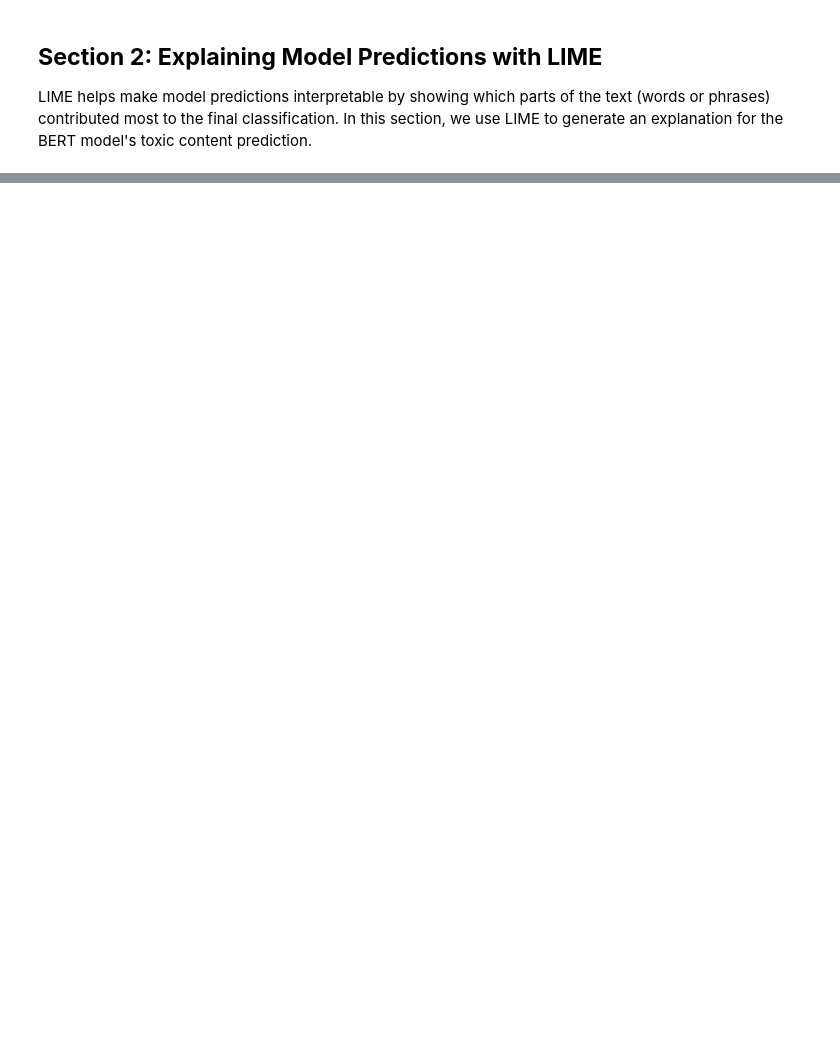
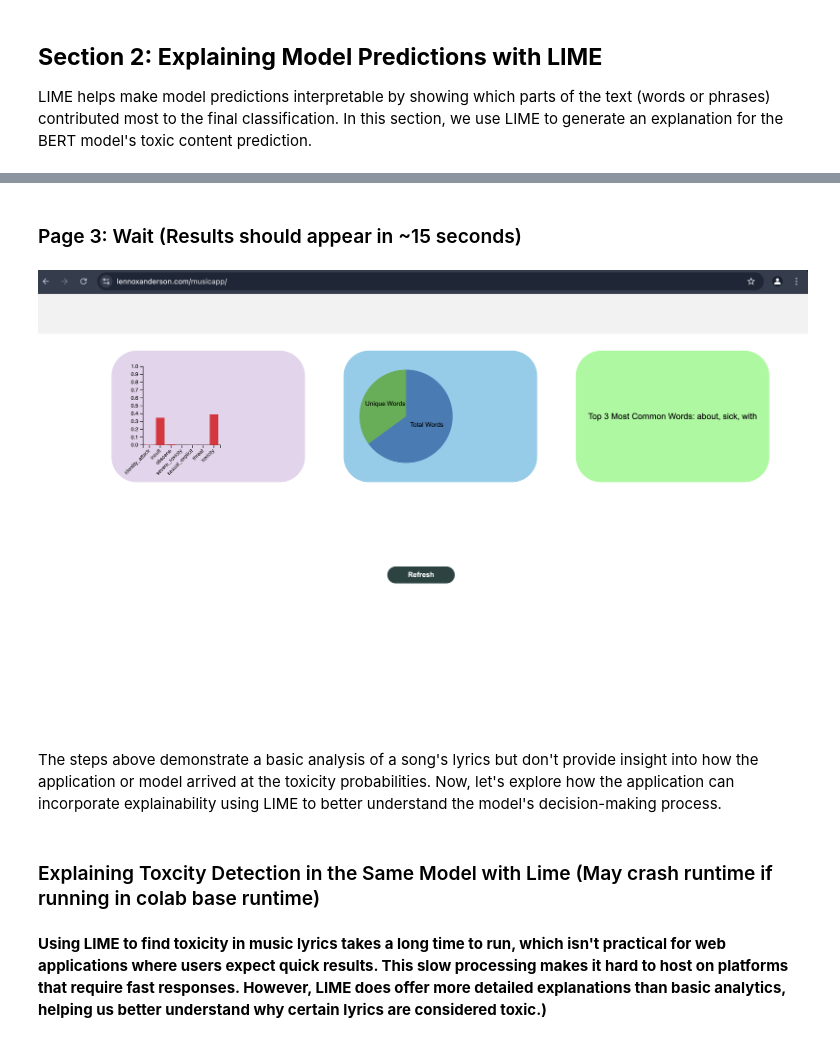
Before and after one commit to lennox55555/AI-Alignment-Technical-Research, a Jupyter notebook: ExplainableML/ExplainableNLP.ipynb, the cells around one changed output, grey strips where cells are left out. Saved outputs shown, nothing was run; the diff lists cells and outputs as text; code cells hidden in the pictures; blank space fills up the shorter version.

```diff
--- a/ExplainableML/ExplainableNLP.ipynb
+++ b/ExplainableML/ExplainableNLP.ipynb
@@ -128,0 +282,11 @@ for feature, weight in explanation_list:
+# %% [markdown]
+### Page 3: Wait (Results should appear in ~15 seconds)
+# %%
+image_path = "/Users/lennox/Documents/machineLearning/research/modelAnalysis/page3MusicApp.png"
+display(Image(filename=image_path, width=900, height=600))
+# %% [output]
+[figure, added]
+# %% [markdown]
+The steps above demonstrate a basic analysis of a song's lyrics but don't provide insight into how the application or model arrived at the toxicity probabilities. Now, let's explore how the application can incorporate explainability using LIME to better understand the model's decision-making process.
+# %% [markdown]
+### Explaining Toxcity Detection in the Same Model with Lime (May crash runtime if running in colab base runtime)
@@ -128,0 +330,2 @@ for feature, weight in explanation_list:
+# %% [markdown]
+**Using LIME to find toxicity in music lyrics takes a long time to run, which isn't practical for web applications where users expect quick results. This slow processing makes it hard to host on platforms that require fast responses. However, LIME does offer more detailed explanations than basic analytics, helping us better understand why certain lyrics are considered toxic.)**
```
Also changed, not shown: parts of 26 cells of this notebook.
